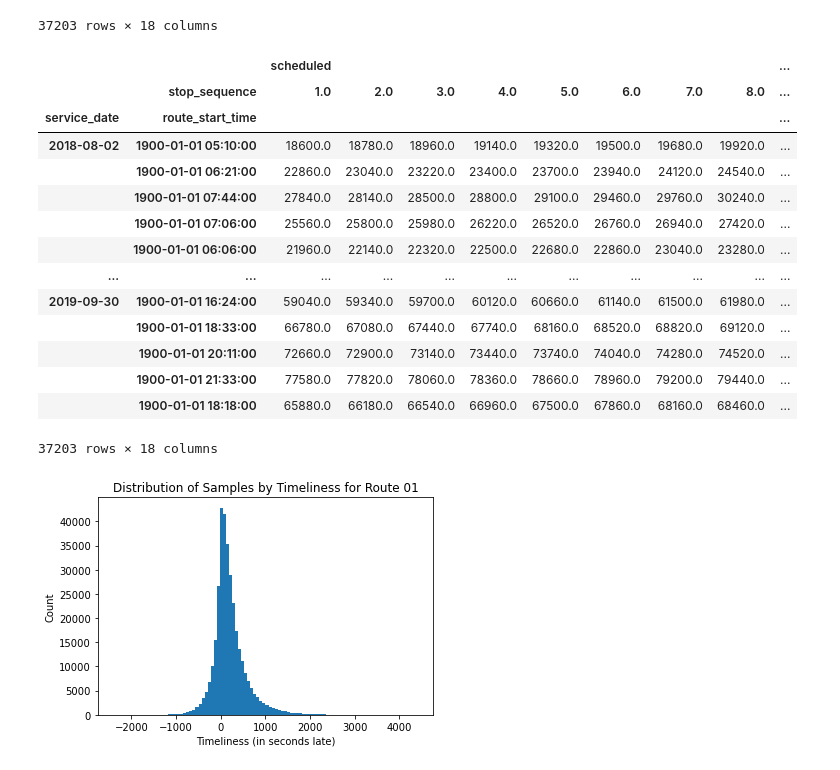
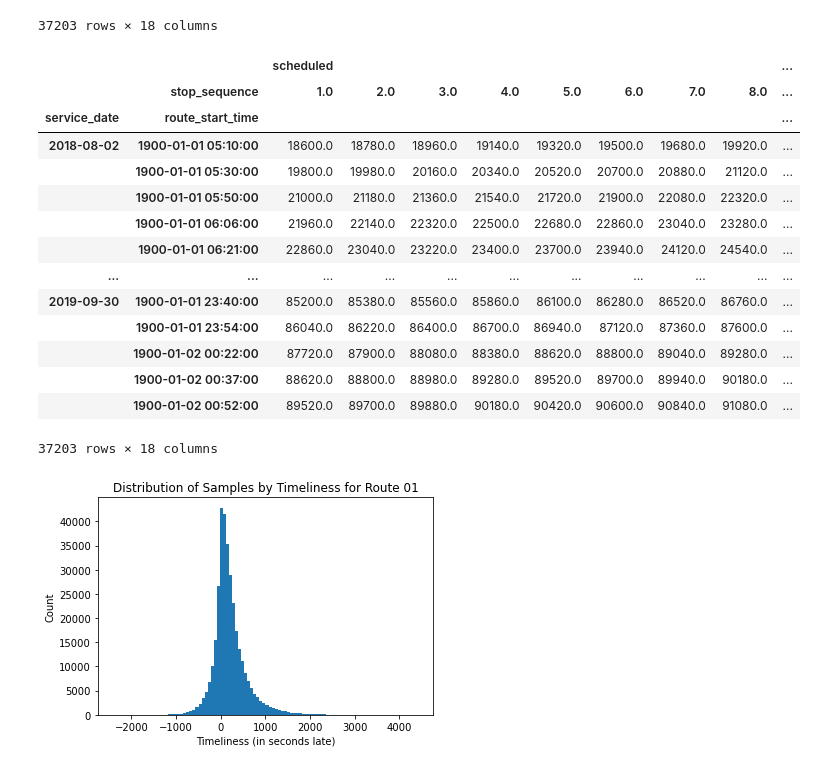
Before and after one commit to notAlex2/pgm-public-transit, a Jupyter notebook: Timeliness.ipynb, the cells around one changed output. Saved outputs shown, nothing was run; the diff lists cells and outputs as text; code cells hidden in the pictures.

```diff
--- a/Timeliness.ipynb
+++ b/Timeliness.ipynb
@@ -229,27 +229,28 @@ df7.columns = pd.MultiIndex.from_tuples(columns, names=[None, 'stop_sequence'])
 # %%
 # Create timeliness dataframe
 df8 = pd.concat([df6, df7], axis=1, sort=False)
 df8.drop('actual', axis=1, level=0, inplace=True)
 df8['route_start_time'] = df5[("scheduled", 1.0)]
 df8 = df8.reset_index().set_index(["service_date", "route_start_time"])
 # df8.drop('scheduled', axis=1, level=0, inplace=True)
 df8.drop('half_trip_id', axis=1, level=0, inplace=True)
+df8 = df8.sort_index()
 df8
 # %% [output]
 |  |  | scheduled |  |  |  |  |  |  |  | ... |
 |  | stop_sequence | 1.0 | 2.0 | 3.0 | 4.0 | 5.0 | 6.0 | 7.0 | 8.0 | ... |
 | service_date | route_start_time |  |  |  |  |  |  |  |  | ... |
 | 2018-08-02 | 1900-01-01 05:10:00 | 18600.0 | 18780.0 | 18960.0 | 19140.0 | 19320.0 | 19500.0 | 19680.0 | 19920.0 | ... |
+|  | 1900-01-01 05:30:00 | 19800.0 | 19980.0 | 20160.0 | 20340.0 | 20520.0 | 20700.0 | 20880.0 | 21120.0 | ... |
+|  | 1900-01-01 05:50:00 | 21000.0 | 21180.0 | 21360.0 | 21540.0 | 21720.0 | 21900.0 | 22080.0 | 22320.0 | ... |
+|  | 1900-01-01 06:06:00 | 21960.0 | 22140.0 | 22320.0 | 22500.0 | 22680.0 | 22860.0 | 23040.0 | 23280.0 | ... |
 |  | 1900-01-01 06:21:00 | 22860.0 | 23040.0 | 23220.0 | 23400.0 | 23700.0 | 23940.0 | 24120.0 | 24540.0 | ... |
-|  | 1900-01-01 07:44:00 | 27840.0 | 28140.0 | 28500.0 | 28800.0 | 29100.0 | 29460.0 | 29760.0 | 30240.0 | ... |
-|  | 1900-01-01 07:06:00 | 25560.0 | 25800.0 | 25980.0 | 26220.0 | 26520.0 | 26760.0 | 26940.0 | 27420.0 | ... |
-|  | 1900-01-01 06:06:00 | 21960.0 | 22140.0 | 22320.0 | 22500.0 | 22680.0 | 22860.0 | 23040.0 | 23280.0 | ... |
 | ... | ... | ... | ... | ... | ... | ... | ... | ... | ... | ... |
-| 2019-09-30 | 1900-01-01 16:24:00 | 59040.0 | 59340.0 | 59700.0 | 60120.0 | 60660.0 | 61140.0 | 61500.0 | 61980.0 | ... |
-|  | 1900-01-01 18:33:00 | 66780.0 | 67080.0 | 67440.0 | 67740.0 | 68160.0 | 68520.0 | 68820.0 | 69120.0 | ... |
-|  | 1900-01-01 20:11:00 | 72660.0 | 72900.0 | 73140.0 | 73440.0 | 73740.0 | 74040.0 | 74280.0 | 74520.0 | ... |
-|  | 1900-01-01 21:33:00 | 77580.0 | 77820.0 | 78060.0 | 78360.0 | 78660.0 | 78960.0 | 79200.0 | 79440.0 | ... |
-|  | 1900-01-01 18:18:00 | 65880.0 | 66180.0 | 66540.0 | 66960.0 | 67500.0 | 67860.0 | 68160.0 | 68460.0 | ... |
+| 2019-09-30 | 1900-01-01 23:40:00 | 85200.0 | 85380.0 | 85560.0 | 85860.0 | 86100.0 | 86280.0 | 86520.0 | 86760.0 | ... |
+|  | 1900-01-01 23:54:00 | 86040.0 | 86220.0 | 86400.0 | 86700.0 | 86940.0 | 87120.0 | 87360.0 | 87600.0 | ... |
+|  | 1900-01-02 00:22:00 | 87720.0 | 87900.0 | 88080.0 | 88380.0 | 88620.0 | 88800.0 | 89040.0 | 89280.0 | ... |
+|  | 1900-01-02 00:37:00 | 88620.0 | 88800.0 | 88980.0 | 89280.0 | 89520.0 | 89700.0 | 89940.0 | 90180.0 | ... |
+|  | 1900-01-02 00:52:00 | 89520.0 | 89700.0 | 89880.0 | 90180.0 | 90420.0 | 90600.0 | 90840.0 | 91080.0 | ... |
 37203 rows × 18 columns
 # %%
 # Sanity check
```
Also changed, not shown: parts of 11 cells of this notebook.
